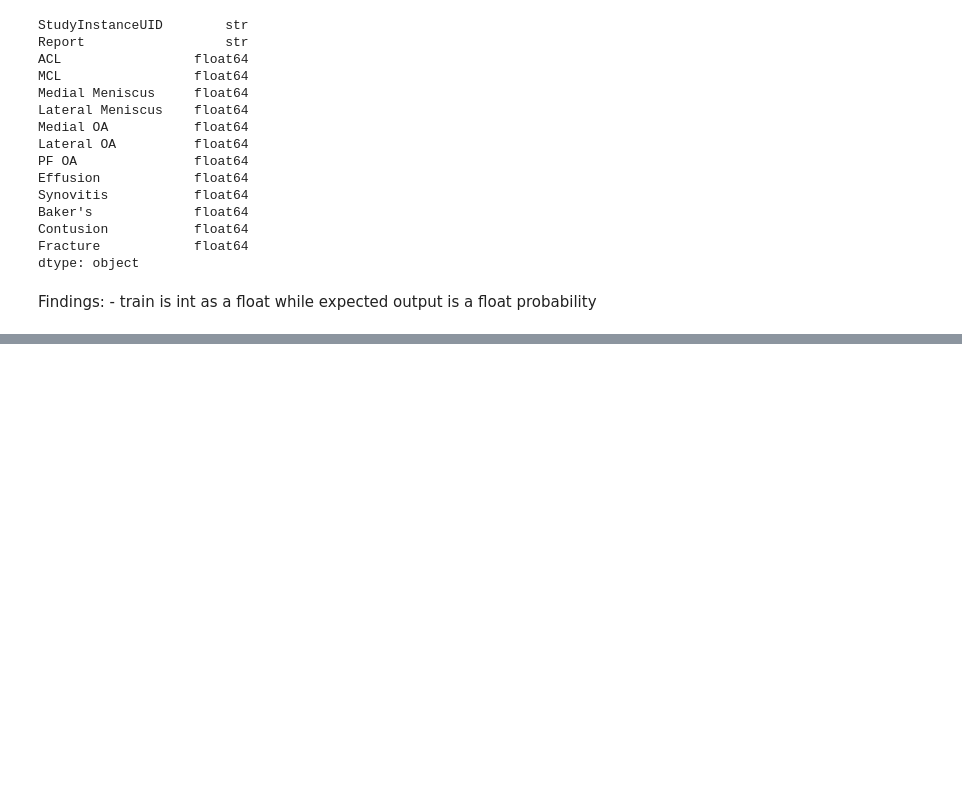
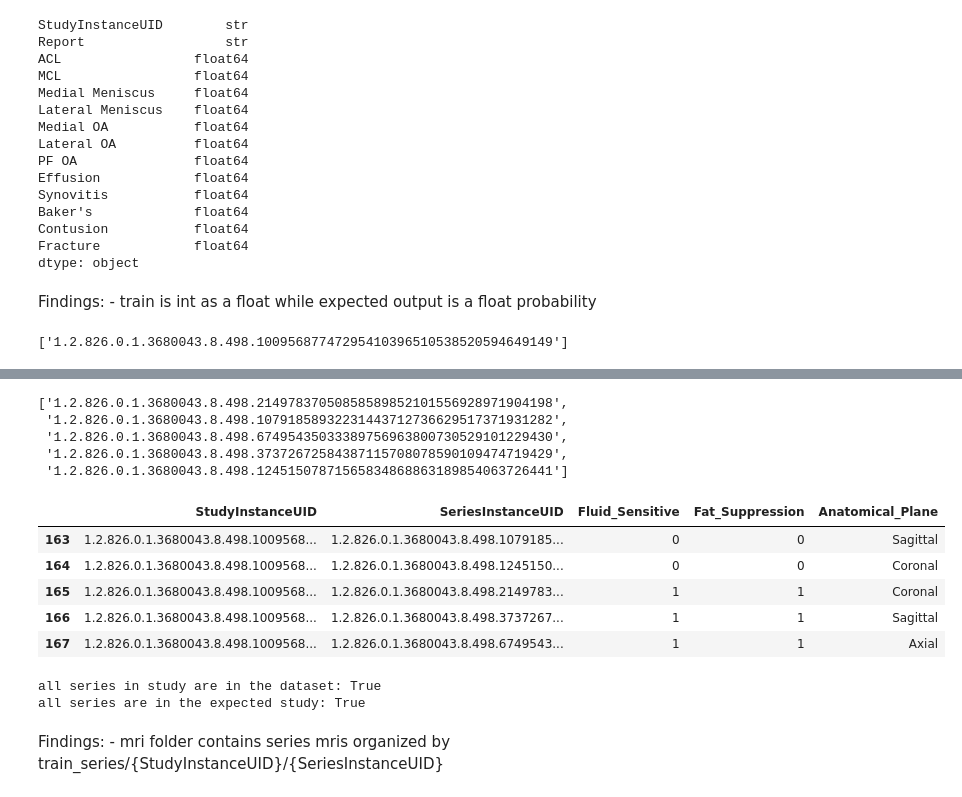
Before and after one commit to paramtully/RSNA-Knee-Abnormality-Detection, a Jupyter notebook: analysis.ipynb, the cells around one changed output, grey strips where cells are left out. Saved outputs shown, nothing was run; the diff lists cells and outputs as text; code cells hidden in the pictures; blank space fills up the shorter version.

Commit message:
added an analysis of the mri folder structure

```diff
--- a/analysis.ipynb
+++ b/analysis.ipynb
@@ -286,3 +286,26 @@ dtype: object
 # %% [markdown]
 Findings:
     - train is int as a float while expected output is a float probability
+# %%
+# analyze the mri scans loaded locally
+study_mri_folders = [f.name for f in Path(DATA_DIR / "train_series").glob("*")]
+print(study_mri_folders)
+studyId = study_mri_folders[0]
+
+# match study and series with those in training set
+study_row = train.loc[train['StudyInstanceUID'] == studyId]
+display(study_row)
+
+# find and match series in train_series
+series_mri_folders = [f.name for f in Path(DATA_DIR / "train_series" / studyId).glob("*")]
+display(series_mri_folders)
+
+# match series and study with those in training set
+series_row = train_series.loc[train_series['SeriesInstanceUID'].isin(series_mri_folders)]
+display(series_row)
+
+# check that the series ligns up with the study in the dataset
+print(f"all series in study are in the dataset: {train_series.loc[train_series['StudyInstanceUID'] == studyId].shape[0] == series_row.shape[0]}")
+print(f"folders found for each series: {series_row.loc[series_row['StudyInstanceUID'] == studyId].shape[0] == series_row.shape[0]}")
+# %% [output]
+['1.2.826.0.1.3680043.8.498.10095687747295410396510538520594649149']
@@ -288,0 +314,16 @@ Findings:
+['1.2.826.0.1.3680043.8.498.21497837050858589852101556928971904198',
+ '1.2.826.0.1.3680043.8.498.10791858932231443712736629517371931282',
+ '1.2.826.0.1.3680043.8.498.67495435033389756963800730529101229430',
+ '1.2.826.0.1.3680043.8.498.37372672584387115708078590109474719429',
+ '1.2.826.0.1.3680043.8.498.12451507871565834868863189854063726441']
+|  | StudyInstanceUID | SeriesInstanceUID | Fluid_Sensitive | Fat_Suppression | Anatomical_Plane |
+| 163 | 1.2.826.0.1.3680043.8.498.1009568... | 1.2.826.0.1.3680043.8.498.1079185... | 0 | 0 | Sagittal |
+| 164 | 1.2.826.0.1.3680043.8.498.1009568... | 1.2.826.0.1.3680043.8.498.1245150... | 0 | 0 | Coronal |
+| 165 | 1.2.826.0.1.3680043.8.498.1009568... | 1.2.826.0.1.3680043.8.498.2149783... | 1 | 1 | Coronal |
+| 166 | 1.2.826.0.1.3680043.8.498.1009568... | 1.2.826.0.1.3680043.8.498.3737267... | 1 | 1 | Sagittal |
+| 167 | 1.2.826.0.1.3680043.8.498.1009568... | 1.2.826.0.1.3680043.8.498.6749543... | 1 | 1 | Axial |
+all series in study are in the dataset: True
+all series are in the expected study: True
+# %% [markdown]
+Findings:
+    - mri folder contains series mris organized by train_series/{StudyInstanceUID}/{SeriesInstanceUID}
```
Also changed, not shown: parts of 1 cell of this notebook.
